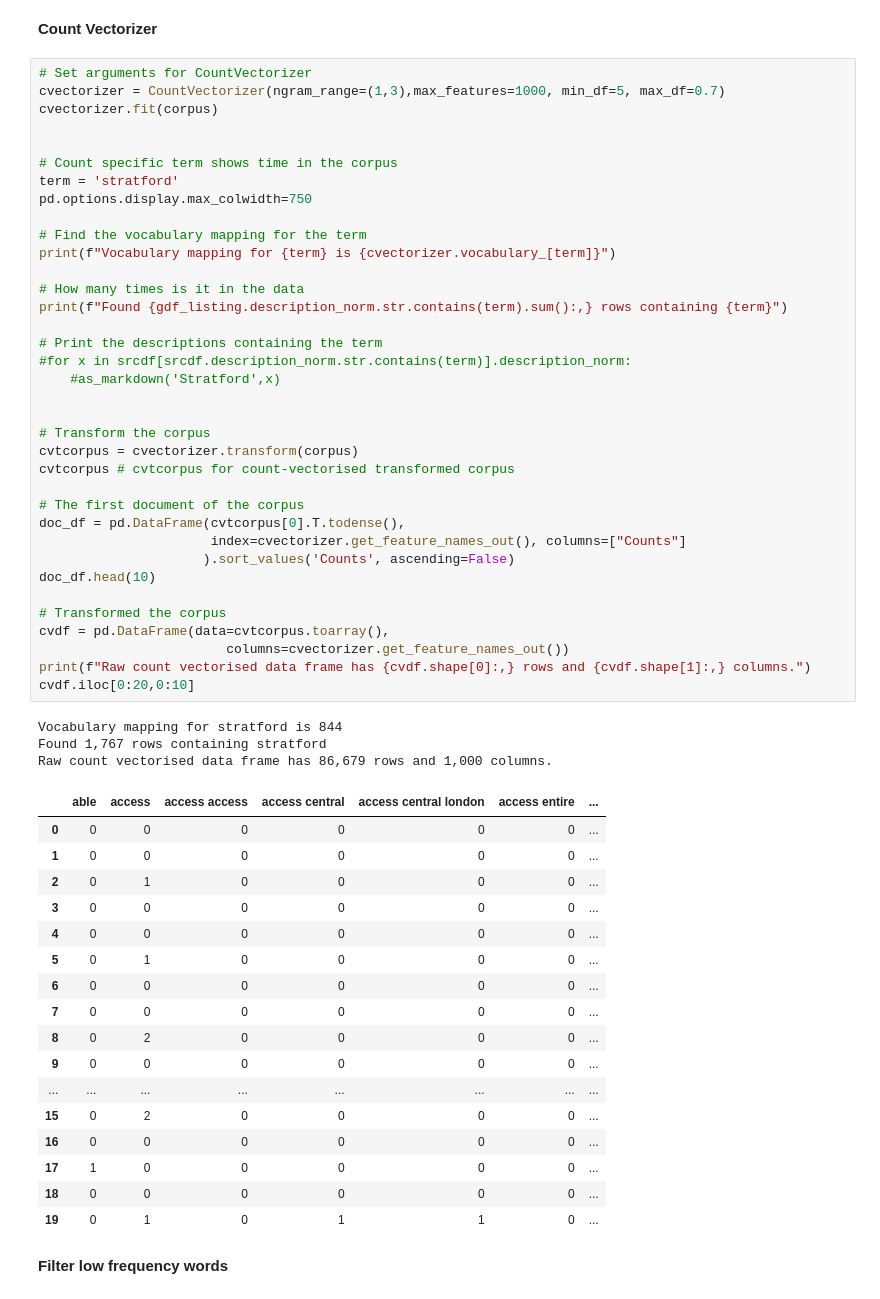
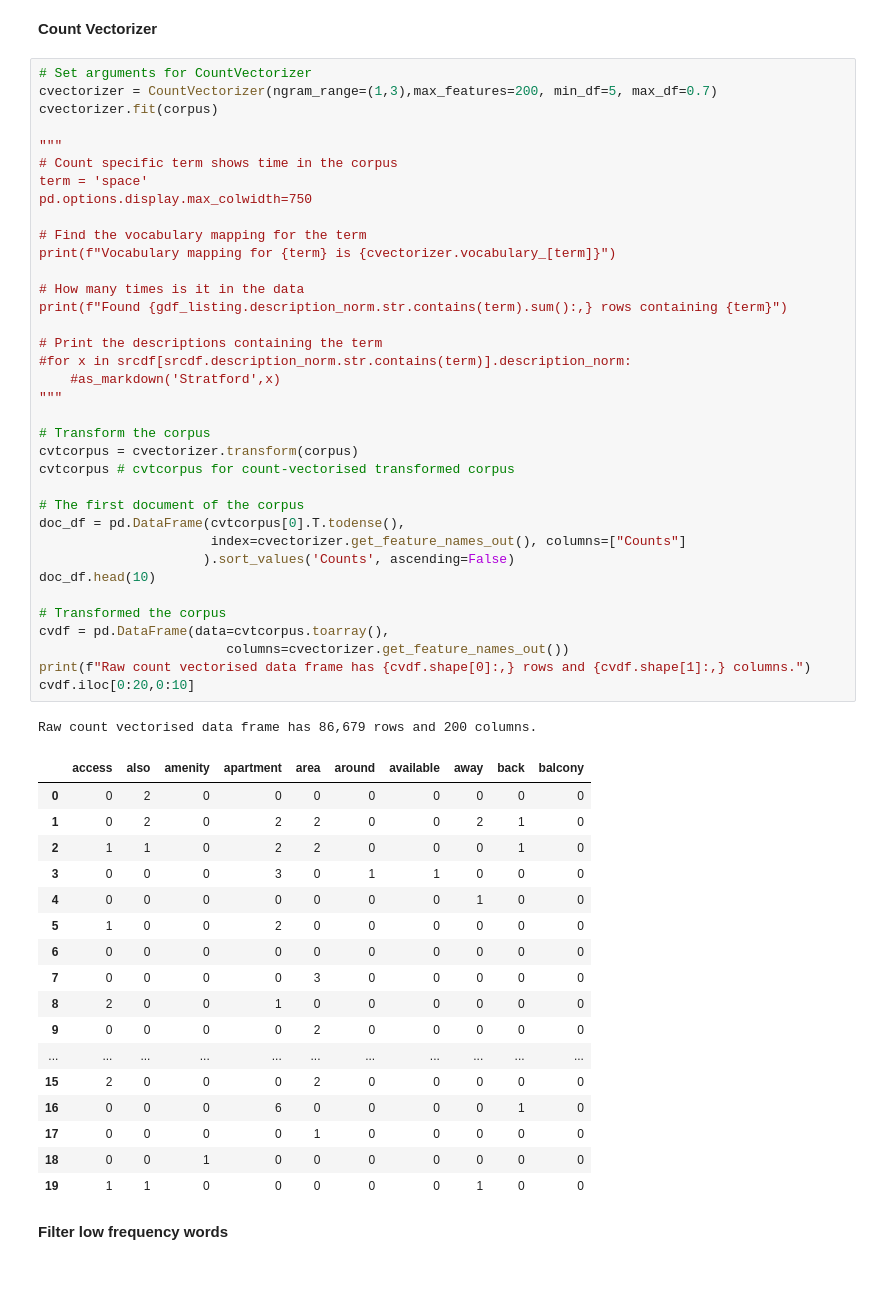
Before and after one commit to BohaoSuCC/Airbnb_Listing_Recommendation_Algorithm, a Jupyter notebook: Group_Work_DeskB.ipynb, the cells around one changed output. Saved outputs shown, nothing was run; the diff lists cells and outputs as text.

```diff
--- a/Group_Work_DeskB.ipynb
+++ b/Group_Work_DeskB.ipynb
@@ -421,61 +420,59 @@ access  central london            2117
 **Count Vectorizer**
 # %%
 # Set arguments for CountVectorizer
-cvectorizer = CountVectorizer(ngram_range=(1,3),max_features=1000, min_df=5, max_df=0.7)
+cvectorizer = CountVectorizer(ngram_range=(1,3),max_features=200, min_df=5, max_df=0.7)
 cvectorizer.fit(corpus)
 
-
+"""
 # Count specific term shows time in the corpus
-term = 'stratford'
+term = 'space'
 pd.options.display.max_colwidth=750
 
 # Find the vocabulary mapping for the term
 print(f"Vocabulary mapping for {term} is {cvectorizer.vocabulary_[term]}")
 
 # How many times is it in the data
 print(f"Found {gdf_listing.description_norm.str.contains(term).sum():,} rows containing {term}")
 
 # Print the descriptions containing the term
 #for x in srcdf[srcdf.description_norm.str.contains(term)].description_norm:
     #as_markdown('Stratford',x)
-
+"""
 
 # Transform the corpus
 cvtcorpus = cvectorizer.transform(corpus)
 cvtcorpus # cvtcorpus for count-vectorised transformed corpus
 
 # The first document of the corpus
 doc_df = pd.DataFrame(cvtcorpus[0].T.todense(),
                       index=cvectorizer.get_feature_names_out(), columns=["Counts"]
                      ).sort_values('Counts', ascending=False)
 doc_df.head(10)
 
 # Transformed the corpus
 cvdf = pd.DataFrame(data=cvtcorpus.toarray(),
                         columns=cvectorizer.get_feature_names_out())
 print(f"Raw count vectorised data frame has {cvdf.shape[0]:,} rows and {cvdf.shape[1]:,} columns.")
 cvdf.iloc[0:20,0:10]
 # %% [output]
-Vocabulary mapping for stratford is 844
-Found 1,767 rows containing stratford
-Raw count vectorised data frame has 86,679 rows and 1,000 columns.
+Raw count vectorised data frame has 86,679 rows and 200 columns.
-|  | able | access | access access | access central | access central london | access entire | ... |
-| 0 | 0 | 0 | 0 | 0 | 0 | 0 | ... |
-| 1 | 0 | 0 | 0 | 0 | 0 | 0 | ... |
-| 2 | 0 | 1 | 0 | 0 | 0 | 0 | ... |
-| 3 | 0 | 0 | 0 | 0 | 0 | 0 | ... |
-| 4 | 0 | 0 | 0 | 0 | 0 | 0 | ... |
-| 5 | 0 | 1 | 0 | 0 | 0 | 0 | ... |
-| 6 | 0 | 0 | 0 | 0 | 0 | 0 | ... |
-| 7 | 0 | 0 | 0 | 0 | 0 | 0 | ... |
-| 8 | 0 | 2 | 0 | 0 | 0 | 0 | ... |
-| 9 | 0 | 0 | 0 | 0 | 0 | 0 | ... |
-| ... | ... | ... | ... | ... | ... | ... | ... |
-| 15 | 0 | 2 | 0 | 0 | 0 | 0 | ... |
-| 16 | 0 | 0 | 0 | 0 | 0 | 0 | ... |
-| 17 | 1 | 0 | 0 | 0 | 0 | 0 | ... |
-| 18 | 0 | 0 | 0 | 0 | 0 | 0 | ... |
-| 19 | 0 | 1 | 0 | 1 | 1 | 0 | ... |
+|  | access | also | amenity | apartment | area | around | available | away | back | balcony |
+| 0 | 0 | 2 | 0 | 0 | 0 | 0 | 0 | 0 | 0 | 0 |
+| 1 | 0 | 2 | 0 | 2 | 2 | 0 | 0 | 2 | 1 | 0 |
+| 2 | 1 | 1 | 0 | 2 | 2 | 0 | 0 | 0 | 1 | 0 |
+| 3 | 0 | 0 | 0 | 3 | 0 | 1 | 1 | 0 | 0 | 0 |
+| 4 | 0 | 0 | 0 | 0 | 0 | 0 | 0 | 1 | 0 | 0 |
+| 5 | 1 | 0 | 0 | 2 | 0 | 0 | 0 | 0 | 0 | 0 |
+| 6 | 0 | 0 | 0 | 0 | 0 | 0 | 0 | 0 | 0 | 0 |
+| 7 | 0 | 0 | 0 | 0 | 3 | 0 | 0 | 0 | 0 | 0 |
+| 8 | 2 | 0 | 0 | 1 | 0 | 0 | 0 | 0 | 0 | 0 |
+| 9 | 0 | 0 | 0 | 0 | 2 | 0 | 0 | 0 | 0 | 0 |
+| ... | ... | ... | ... | ... | ... | ... | ... | ... | ... | ... |
+| 15 | 2 | 0 | 0 | 0 | 2 | 0 | 0 | 0 | 0 | 0 |
+| 16 | 0 | 0 | 0 | 6 | 0 | 0 | 0 | 0 | 1 | 0 |
+| 17 | 0 | 0 | 0 | 0 | 1 | 0 | 0 | 0 | 0 | 0 |
+| 18 | 0 | 0 | 1 | 0 | 0 | 0 | 0 | 0 | 0 | 0 |
+| 19 | 1 | 1 | 0 | 0 | 0 | 0 | 0 | 1 | 0 | 0 |
 # %% [markdown]
 **Filter low frequency words**
 # %%
```
Also changed, not shown: parts of 11 cells of this notebook, 23 other files.
